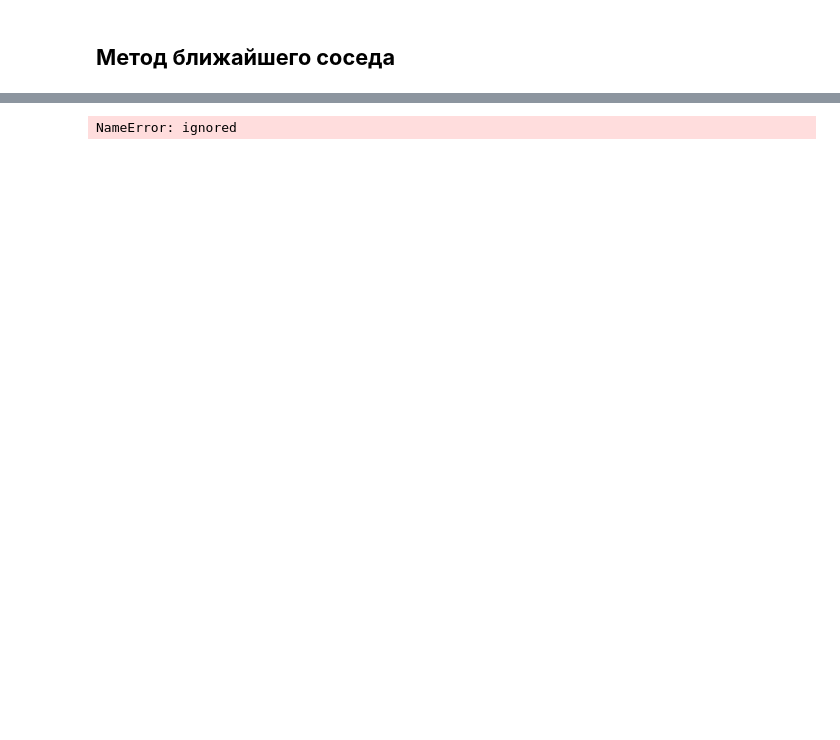
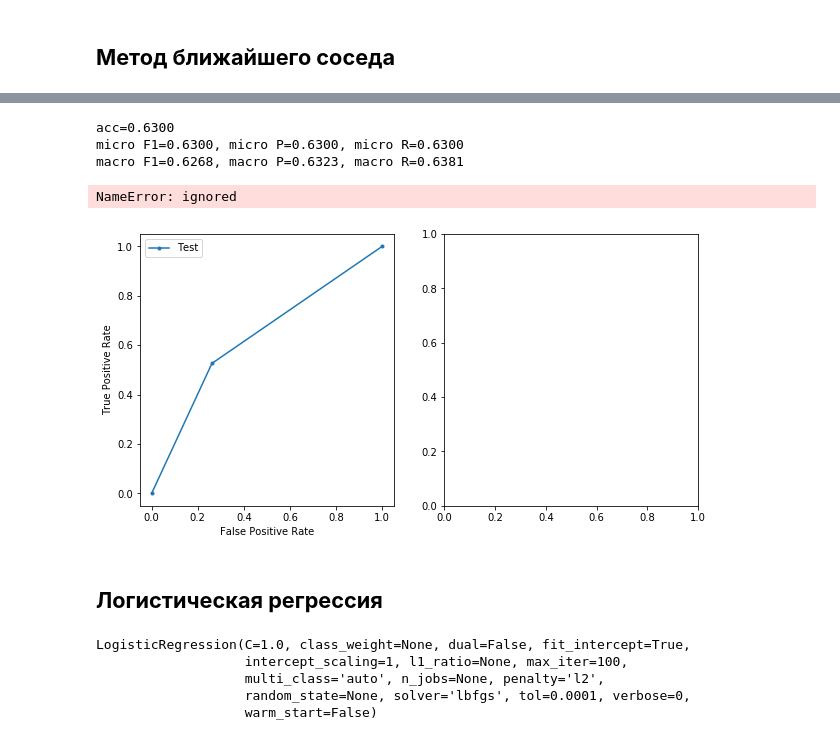
Before and after one commit to MacJei/comp_ling, a Jupyter notebook: ML_hw2.ipynb, the cells around one changed output, grey strips where cells are left out. Saved outputs shown, nothing was run; the diff lists cells and outputs as text; code cells hidden in the pictures; blank space fills up the shorter version.

```diff
--- a/ML_hw2.ipynb
+++ b/ML_hw2.ipynb
@@ -158,6 +158,6 @@ train.head()
 # %%
-X_train = vectorizer.fit_transform(train.text)
-print(X_train)
+x_train = vectorizer.fit_transform(train.text)
+print(x_train)
 y_train = train.polarity
 print(y_train)
 # %% [output]
@@ -192,6 +192,6 @@ test.head()
 # %%
-X_test = vectorizer.transform(test.text)
-print(X_test)
+x_test = vectorizer.transform(test.text)
+print(x_test)
 y_test = test.polarity
 print(y_test)
 # %% [output]
@@ -215,4 +215,4 @@ Name: polarity, Length: 2500, dtype: int64
 # %% [markdown]
 ## **Метод ближайшего соседа**
 # %%
-clf_KN = KNeighborsClassifier().fit(X_train_counts, test_data_short.Polarity)
+clf_KN = KNeighborsClassifier().fit(x_train, y_train)
@@ -236,0 +219,4 @@ print(logreg_preds)
+# %%
+predicted_KN = clf_KN.predict(x_test)
+predicted_proba_KN = clf_KN.predict_proba(x_test)
+print(predicted_proba_KN)
@@ -237,7 +234,23 @@ print(logreg_preds)
+# %%
+acc = accuracy_score(predicted_KN, y_test)
+micro_f1 = f1_score(predicted_KN, y_test, average = 'micro')
+micro_p = precision_score(predicted_KN,y_test, average = 'micro')
+micro_r = recall_score(predicted_KN, y_test, average = 'micro')
+macro_f1 = f1_score(predicted_KN, y_test, average = 'macro')
+macro_p = precision_score(predicted_KN, y_test, average = 'macro')
+macro_r = recall_score(predicted_KN, y_test, average = 'macro')
+print('acc={0:1.4f}'.format(acc))
+print('micro F1={0:1.4f}, micro P={1:1.4f}, micro R={2:1.4f}'.format(micro_f1, micro_p, micro_r))
+print('macro F1={0:1.4f}, macro P={1:1.4f}, macro R={2:1.4f}\n'.format(macro_f1, macro_p, macro_r))
+# %% [output]
+acc=0.6300
+micro F1=0.6300, micro P=0.6300, micro R=0.6300
+macro F1=0.6268, macro P=0.6323, macro R=0.6381
 # %%
-eval_sklearn(y_test, logreg_preds)
+eval_sklearn(y_test, predicted_KN)
 # %% [output]
 NameError: ignored
+[figure, added]
 # %%
 
 y_true = np.array([0, 1, 1, 1, 0])
@@ -256,0 +302,11 @@ data.target_names
+# %% [markdown]
+## **Логистическая регрессия**
+# %%
+logreg = LogisticRegression()
+logreg.fit(x_train, y_train)
+# %% [output]
+LogisticRegression(C=1.0, class_weight=None, dual=False, fit_intercept=True,
+                   intercept_scaling=1, l1_ratio=None, max_iter=100,
+                   multi_class='auto', n_jobs=None, penalty='l2',
+                   random_state=None, solver='lbfgs', tol=0.0001, verbose=0,
+                   warm_start=False)
```
Also changed, not shown: parts of 19 cells of this notebook.
